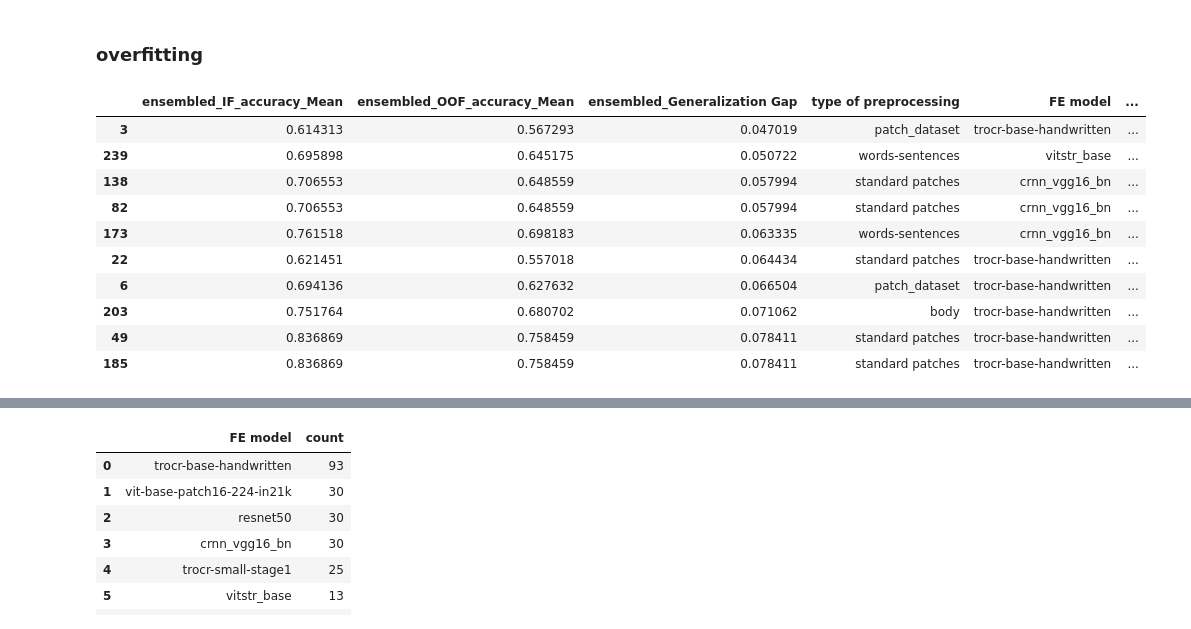
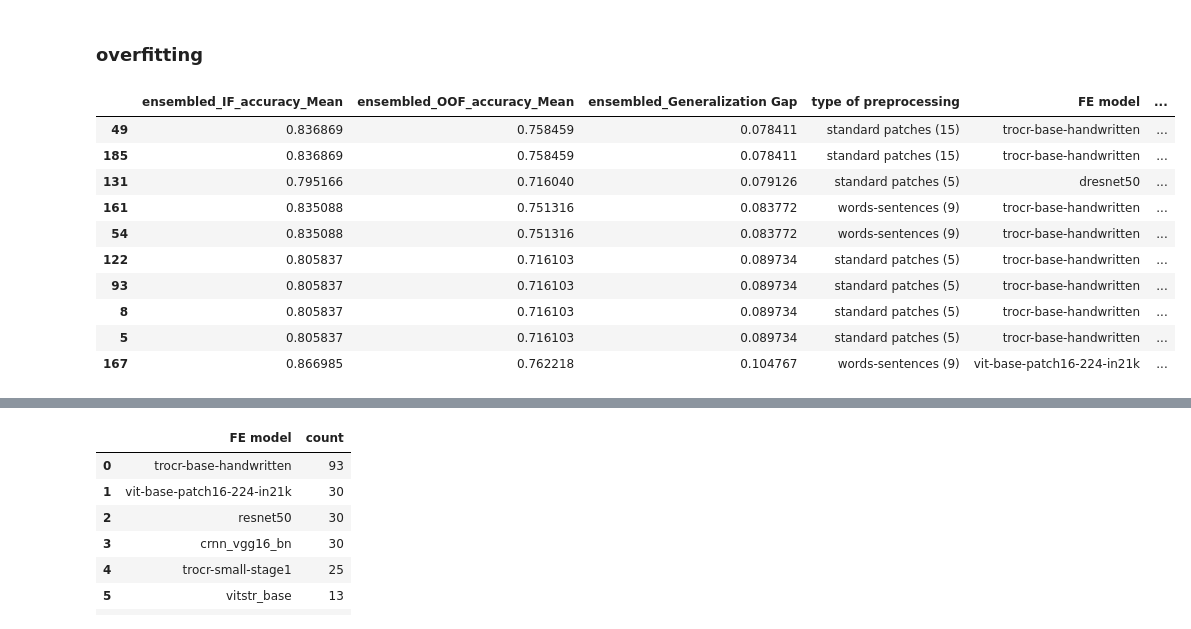
Before and after one commit to gitMorelli/gender_detection, a Jupyter notebook: notebooks/others/explore_log_preprocessed_data.ipynb, the cells around one changed output, grey strips where cells are left out. Saved outputs shown, nothing was run; the diff lists cells and outputs as text; code cells hidden in the pictures.

```diff
--- a/notebooks/others/explore_log_preprocessed_data.ipynb
+++ b/notebooks/others/explore_log_preprocessed_data.ipynb
@@ -289,6 +289,15 @@ df_2 = file_IO.assemble_csv_from_log(LOG_FILE_2)
 df_2['created'] = pd.to_datetime(df_2['created'])
 df_2['experiment'] = df_2['experiment'].apply(lambda x: os.path.basename(str(x)))
 all_columns_2=df_2.columns
+# %%
+# Map 'm patches' and 'type' from df_2 to df_exp based on 'original raw file' and 'experiment'
+df_exp = df_exp.copy()
+df_exp['m patches'] = df_exp['original raw file'].map(df_2.set_index('experiment')['m patches'])
+df_exp['type of preprocessing'] = df_exp['original raw file'].map(df_2.set_index('experiment')['type'])
+df_exp['type of preprocessing'] = df_exp.apply(
+    lambda row: f"{row['type of preprocessing']} ({int(row['m patches'])})" if pd.notnull(row['m patches']) else row['type of preprocessing'],
+    axis=1
+)
 # %% [markdown]
 ## tests
 # %%
@@ -548,17 +730,20 @@ display_specific(max_accuracy(df_exp, filters={'type of preprocessing':value}, a
 ### overfitting
 # %%
 #overall
-display_specific(max_min_anything(df_exp, filters=None, feature='ensembled_Generalization Gap', ascending=True), n=10, cols=ensembled_acc_cols+exp_properties)
-display_specific(max_min_anything(df_exp, filters=None, feature='individual_Generalization Gap', ascending=True), n=10, cols=individual_acc_cols+exp_properties)
+over_df=max_min_anything(df_exp, filters=None, feature='ensembled_Generalization Gap',
+                                  ascending=True)
+show_df=over_df[over_df['ensembled_OOF_accuracy_Mean'] >= 0.7]
+display_specific(show_df, n=10, cols=ensembled_acc_cols+exp_properties)
+#display_specific(max_min_anything(df_exp, filters=None, feature='individual_Generalization Gap', ascending=True), n=10, cols=individual_acc_cols+exp_properties)
 # %% [output]
 |  | ensembled_IF_accuracy_Mean | ensembled_OOF_accuracy_Mean | ensembled_Generalization Gap | type of preprocessing | FE model | ... |
-| 3 | 0.614313 | 0.567293 | 0.047019 | patch_dataset | trocr-base-handwritten | ... |
-| 239 | 0.695898 | 0.645175 | 0.050722 | words-sentences | vitstr_base | ... |
-| 138 | 0.706553 | 0.648559 | 0.057994 | standard patches | crnn_vgg16_bn | ... |
-| 82 | 0.706553 | 0.648559 | 0.057994 | standard patches | crnn_vgg16_bn | ... |
-| 173 | 0.761518 | 0.698183 | 0.063335 | words-sentences | crnn_vgg16_bn | ... |
-| 22 | 0.621451 | 0.557018 | 0.064434 | standard patches | trocr-base-handwritten | ... |
-| 6 | 0.694136 | 0.627632 | 0.066504 | patch_dataset | trocr-base-handwritten | ... |
-| 203 | 0.751764 | 0.680702 | 0.071062 | body | trocr-base-handwritten | ... |
-| 49 | 0.836869 | 0.758459 | 0.078411 | standard patches | trocr-base-handwritten | ... |
-| 185 | 0.836869 | 0.758459 | 0.078411 | standard patches | trocr-base-handwritten | ... |
+| 49 | 0.836869 | 0.758459 | 0.078411 | standard patches (15) | trocr-base-handwritten | ... |
+| 185 | 0.836869 | 0.758459 | 0.078411 | standard patches (15) | trocr-base-handwritten | ... |
+| 131 | 0.795166 | 0.716040 | 0.079126 | standard patches (5) | dresnet50 | ... |
+| 161 | 0.835088 | 0.751316 | 0.083772 | words-sentences (9) | trocr-base-handwritten | ... |
+| 54 | 0.835088 | 0.751316 | 0.083772 | words-sentences (9) | trocr-base-handwritten | ... |
+| 122 | 0.805837 | 0.716103 | 0.089734 | standard patches (5) | trocr-base-handwritten | ... |
+| 93 | 0.805837 | 0.716103 | 0.089734 | standard patches (5) | trocr-base-handwritten | ... |
+| 8 | 0.805837 | 0.716103 | 0.089734 | standard patches (5) | trocr-base-handwritten | ... |
+| 5 | 0.805837 | 0.716103 | 0.089734 | standard patches (5) | trocr-base-handwritten | ... |
+| 167 | 0.866985 | 0.762218 | 0.104767 | words-sentences (9) | vit-base-patch16-224-in21k | ... |
```
Also changed, not shown: parts of 23 cells of this notebook, 3 other files.
